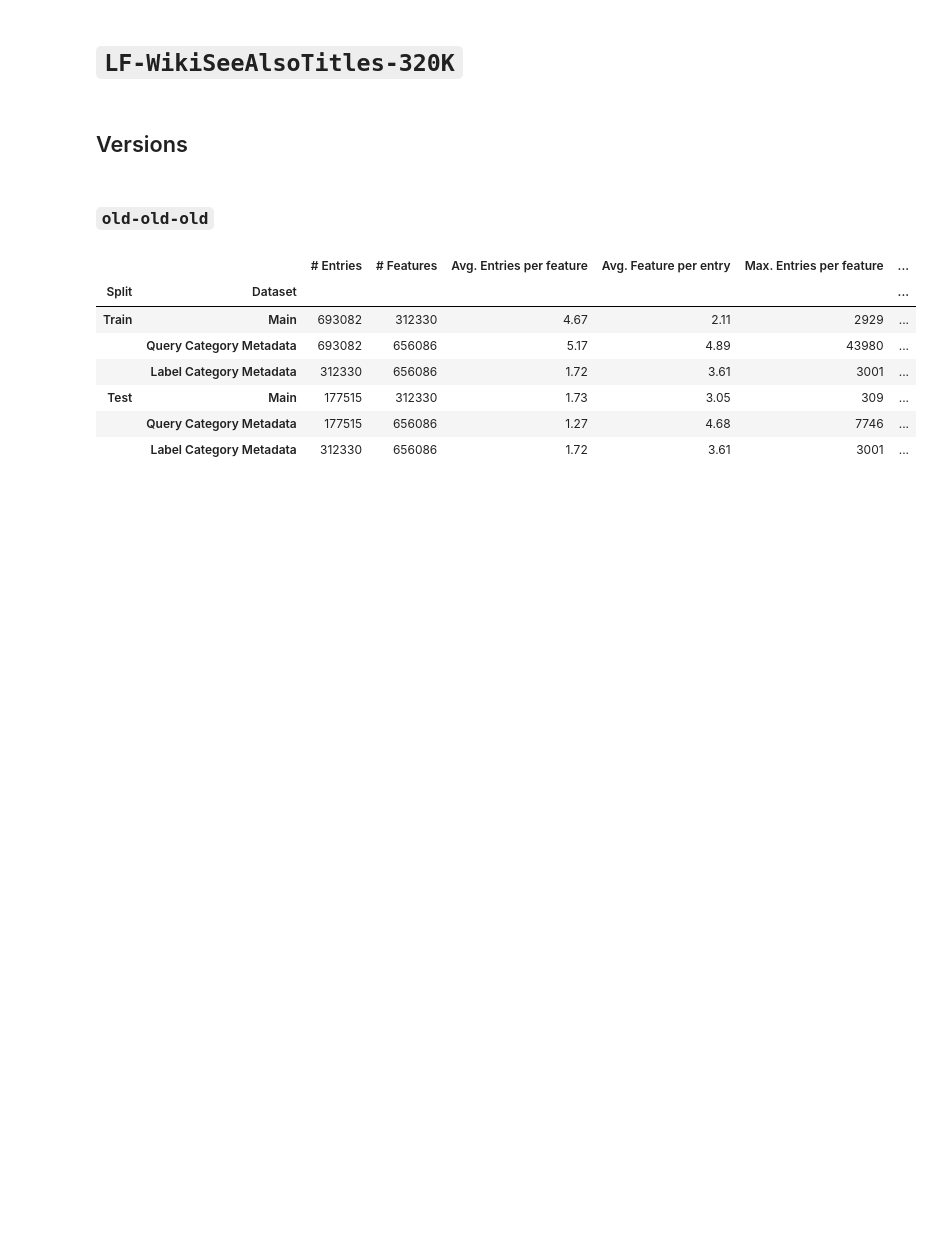
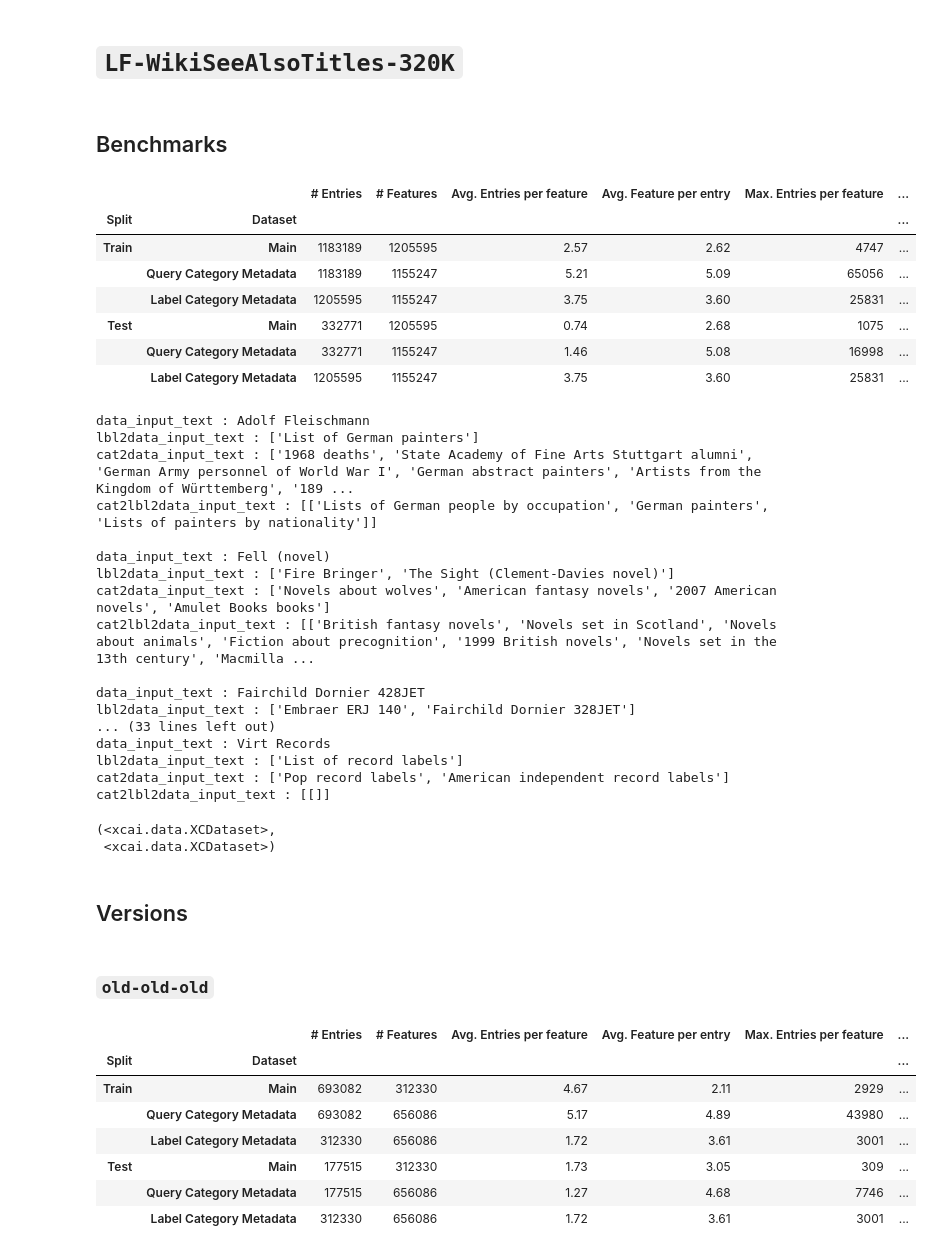
Before and after one commit to suchith720/sugar, a Jupyter notebook: nbs/13_dataset-statistics-report-1.ipynb, the cells around one changed output. Cells and saved outputs as stored; diff of their text form; code cells hidden in the pictures; blank space fills up the shorter version.

```diff
--- a/nbs/13_dataset-statistics-report-1.ipynb
+++ b/nbs/13_dataset-statistics-report-1.ipynb
@@ -24,6 +24,38 @@ indices = np.random.permutation(693082)[:10]
 updated_show_func = partial(show_updated_dataset, save_dir, metadata_type, idxs=indices)
 
 show_func = partial(show_dataset, metadata_type=metadata_type, idxs=indices)
+# %% [markdown]
+## Benchmarks
+# %%
+show_func(new_dir)
+# %% [output]
+|  |  | # Entries | # Features | Avg. Entries per feature | Avg. Feature per entry | Max. Entries per feature | ... |
+| Split | Dataset |  |  |  |  |  | ... |
+| Train | Main | 1183189 | 1205595 | 2.57 | 2.62 | 4747 | ... |
+|  | Query Category Metadata | 1183189 | 1155247 | 5.21 | 5.09 | 65056 | ... |
+|  | Label Category Metadata | 1205595 | 1155247 | 3.75 | 3.60 | 25831 | ... |
+| Test | Main | 332771 | 1205595 | 0.74 | 2.68 | 1075 | ... |
+|  | Query Category Metadata | 332771 | 1155247 | 1.46 | 5.08 | 16998 | ... |
+|  | Label Category Metadata | 1205595 | 1155247 | 3.75 | 3.60 | 25831 | ... |
+data_input_text : Adolf Fleischmann
+lbl2data_input_text : ['List of German painters']
+cat2data_input_text : ['1968 deaths', 'State Academy of Fine Arts Stuttgart alumni', 'German Army personnel of World War I', 'German abstract painters', 'Artists from the Kingdom of Württemberg', '189 ...
+cat2lbl2data_input_text : [['Lists of German people by occupation', 'German painters', 'Lists of painters by nationality']]
+
+data_input_text : Fell (novel)
+lbl2data_input_text : ['Fire Bringer', 'The Sight (Clement-Davies novel)']
+cat2data_input_text : ['Novels about wolves', 'American fantasy novels', '2007 American novels', 'Amulet Books books']
+cat2lbl2data_input_text : [['British fantasy novels', 'Novels set in Scotland', 'Novels about animals', 'Fiction about precognition', '1999 British novels', 'Novels set in the 13th century', 'Macmilla ...
+
+data_input_text : Fairchild Dornier 428JET
+lbl2data_input_text : ['Embraer ERJ 140', 'Fairchild Dornier 328JET']
+... (33 lines left out)
+data_input_text : Virt Records
+lbl2data_input_text : ['List of record labels']
+cat2data_input_text : ['Pop record labels', 'American independent record labels']
+cat2lbl2data_input_text : [[]]
+(<xcai.data.XCDataset>,
+ <xcai.data.XCDataset>)
 # %% [markdown]
 ## Versions
 # %% [markdown]
```
Also changed, not shown: 4 other files.
